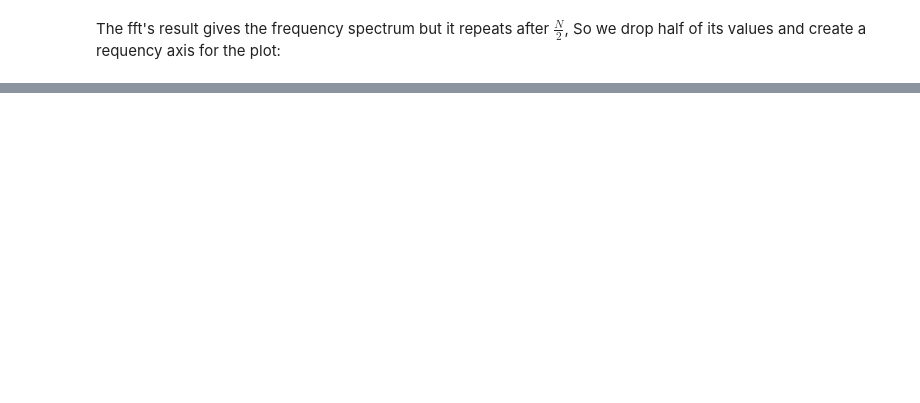
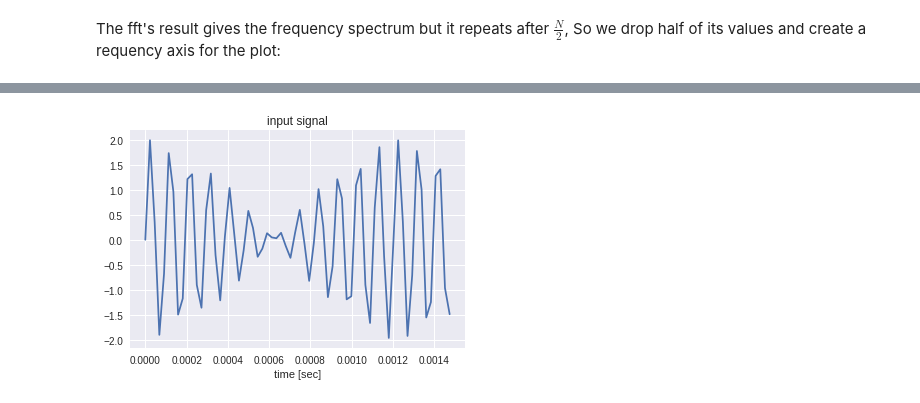
Before and after one commit to hrtlacek/dspCourse, a Jupyter notebook: notebooks/05_Fourier Transform.ipynb, the cells around one changed output, grey strips where cells are left out. Drawn from its saved outputs; the diff is of its cells as text; code cells hidden in the pictures; blank space fills up the shorter version.

```diff
--- a/notebooks/05_Fourier Transform.ipynb
+++ b/notebooks/05_Fourier Transform.ipynb
@@ -77,0 +105,16 @@ show()
+# %%
+sr = 44100
+T = 0.0015
+N = int(T* sr)
+n = arange(N)
+t = n/sr
+
+testSig = zeros(N)
+testSig += sin(t*2*pi*10000)
+testSig += sin(t*2*pi*10800)
+plot(t, testSig)
+xlabel('time [sec]')
+title('input signal')
+show()
+# %% [output]
+[figure, added]
```
Also changed, not shown: parts of 10 cells of this notebook, 2 other files.
